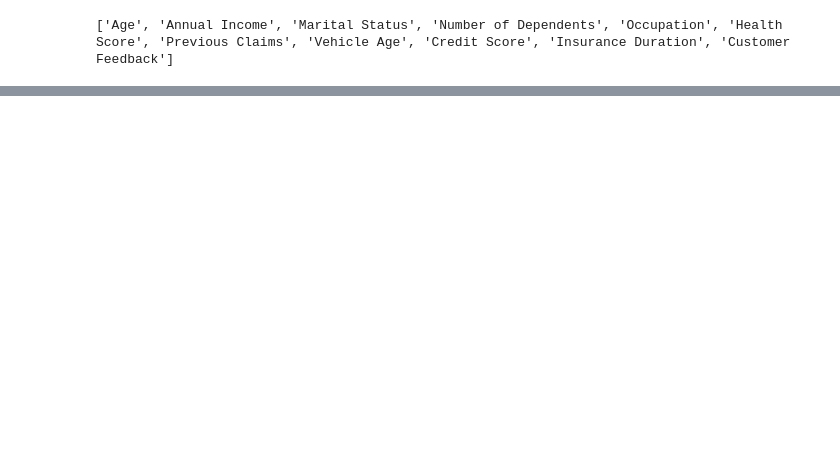
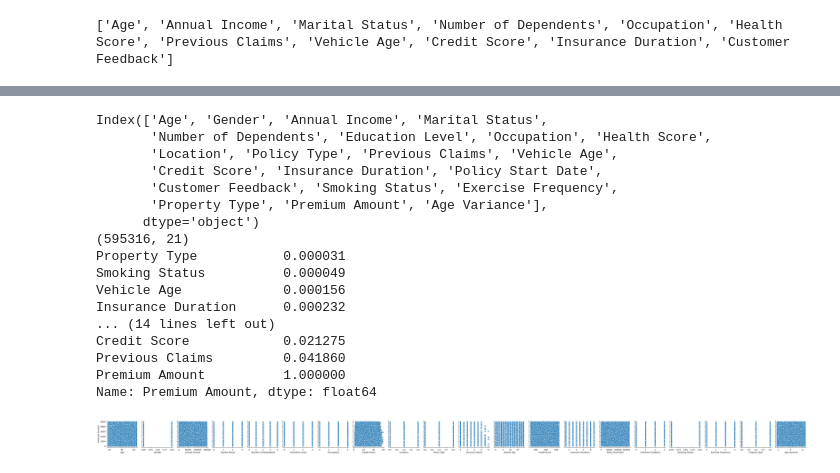
Before and after one commit to Ghostlun/DataScienceStudy, a Jupyter notebook: Insurance/Insurance.ipynb, the cells around one changed output, grey strips where cells are left out. Drawn from its saved outputs; the diff is of its cells as text; code cells hidden in the pictures; blank space fills up the shorter version.

```diff
--- a/Insurance/Insurance.ipynb
+++ b/Insurance/Insurance.ipynb
@@ -426,0 +450,51 @@ InvalidIndexError: (slice(None, None, None), -1)
+# %%
+print(target_df.columns)
+print(target_df.shape)
+correlation_matrix = target_df.corr()
+
+
+premium_correlation = correlation_matrix['Premium Amount']
+
+
+import seaborn as sns
+import matplotlib.pyplot as plt
+
+def visulaize_corr(target_df):
+    target_columns = ["Premium Amount"]
+    dropped_df = target_df.drop(columns=target_columns)  # Exclude target columns
+    X_vars_list =  dropped_df.columns
+
+    print(premium_correlation.abs().sort_values(ascending=True))
+
+    # Visulizes
+    sns.pairplot(target_df, y_vars='Premium Amount', x_vars=X_vars_list)
+    plt.show()
+visulaize_corr(target_df)
+# General Demographic Information
+# id: Unique identifier (if needed to group individuals).
+# Age: The individual's age.
+# Gender: The individual's gender.
+# Marital Status: Marital status (e.g., single, married, divorced).
+# Number of Dependents: Number of dependents the individual has.
+# Education Level: The level of education completed by the individual.
+# Occupation: The individual's profession or job.
+# Other Information Categories
+# %% [output]
+Index(['Age', 'Gender', 'Annual Income', 'Marital Status',
+       'Number of Dependents', 'Education Level', 'Occupation', 'Health Score',
+       'Location', 'Policy Type', 'Previous Claims', 'Vehicle Age',
+       'Credit Score', 'Insurance Duration', 'Policy Start Date',
+       'Customer Feedback', 'Smoking Status', 'Exercise Frequency',
+       'Property Type', 'Premium Amount', 'Age Variance'],
+      dtype='object')
+(595316, 21)
+Property Type           0.000031
+Smoking Status          0.000049
+Vehicle Age             0.000156
+Insurance Duration      0.000232
+... (14 lines left out)
+Credit Score            0.021275
+Previous Claims         0.041860
+Premium Amount          1.000000
+Name: Premium Amount, dtype: float64
+[figure, added]
```
Also changed, not shown: parts of 12 cells of this notebook.
